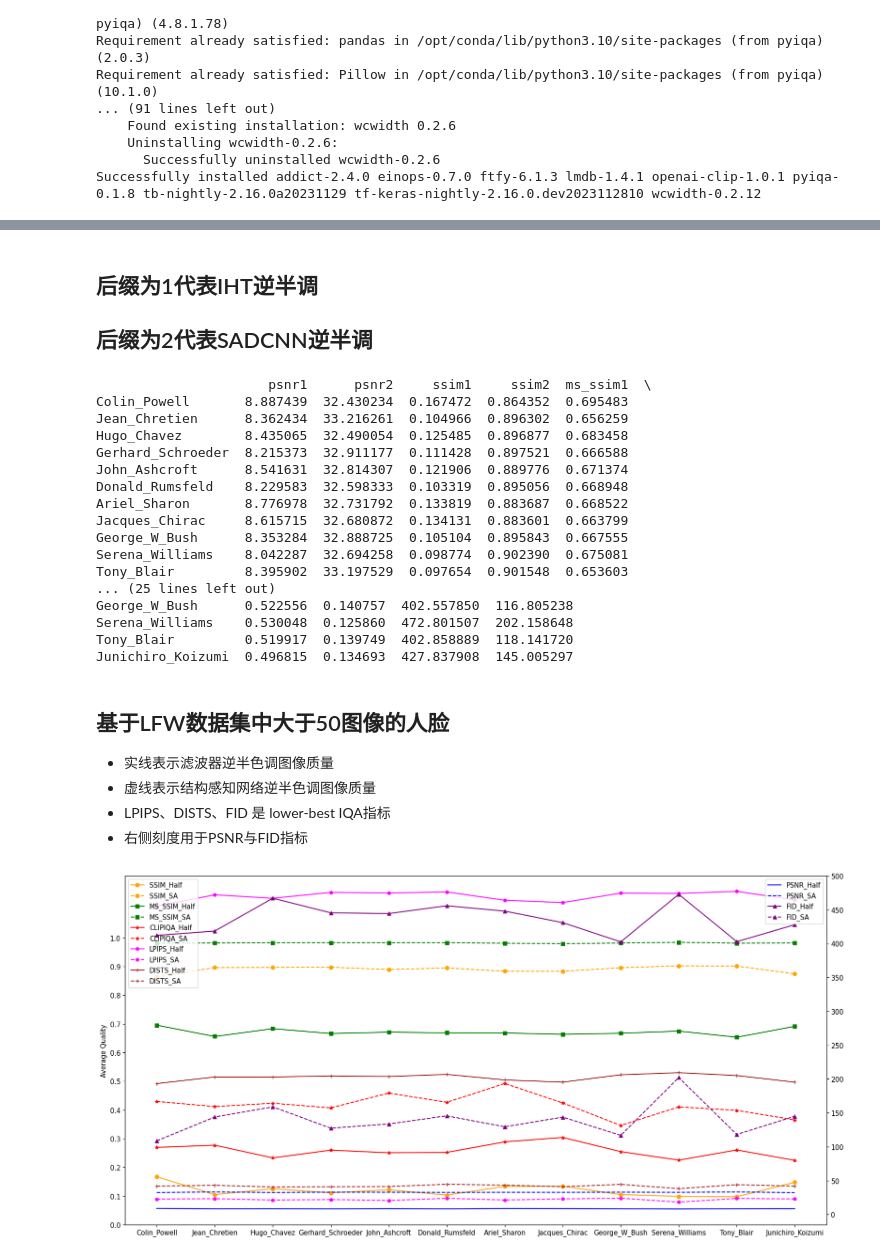
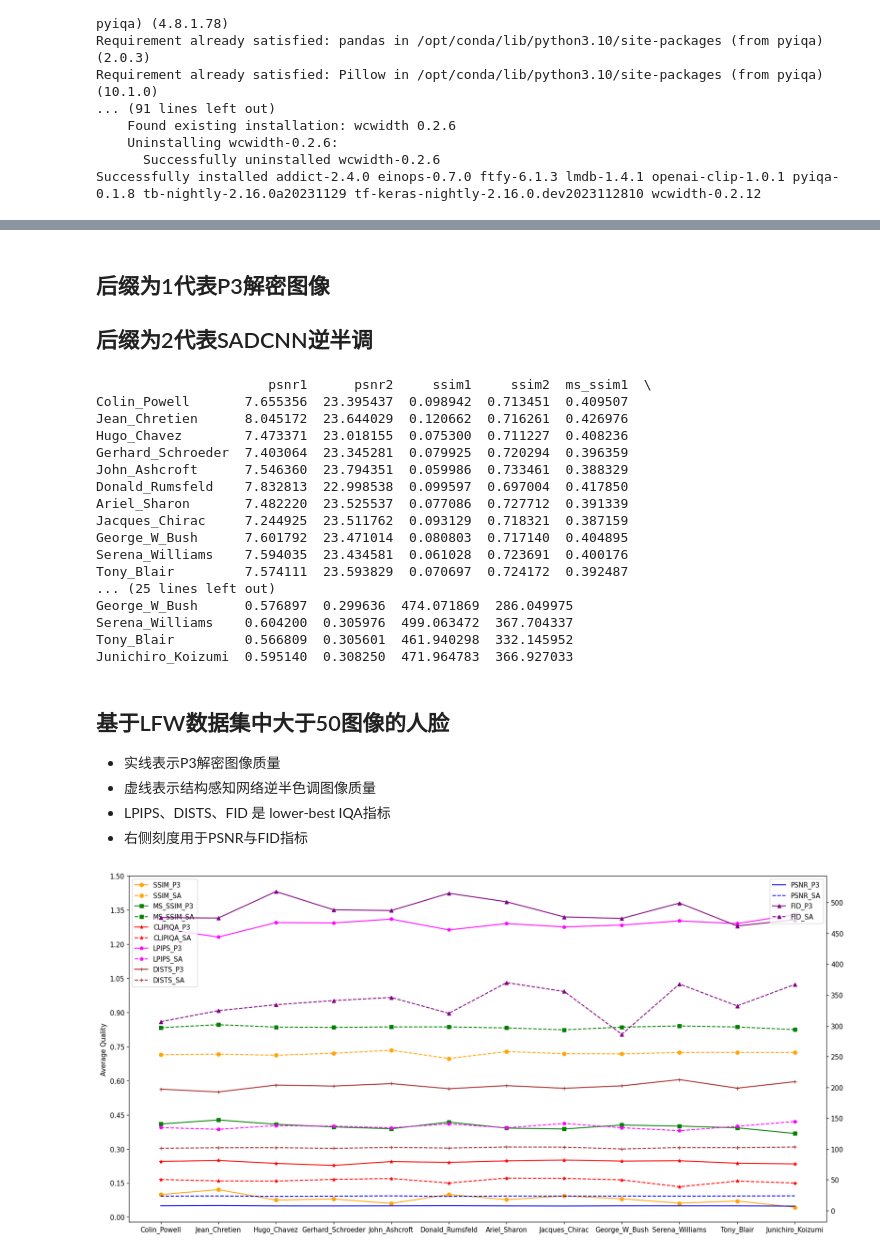
Before and after one commit to Kenny3Shen/Machine_Learning, a Jupyter notebook: facial_halftone/iht-pyiqa-sadcnn.ipynb, the cells around one changed output, grey strips where cells are left out. Drawn from its saved outputs; the diff is of its cells as text; code cells hidden in the pictures.

```diff
--- a/facial_halftone/iht-pyiqa-sadcnn.ipynb
+++ b/facial_halftone/iht-pyiqa-sadcnn.ipynb
@@ -3,8 +17,8 @@
 # %%
 import os
-data_dir = "/kaggle/input/lfw-dataset/lfw-deepfunneled/lfw-deepfunneled"
-half_dir = "/kaggle/input/lfw-half/lfw-half"
-re_dir = "/kaggle/input/lfw-re-sadcnn"
+data_dir = "/kaggle/working/lfw_funneled"
+half_dir = "/kaggle/input/encryption-3"
+re_dir = "/kaggle/input/re-encryption-3"
 
 iht_dir = '/kaggle/input/lfw-iht'
 p = []
@@ -50,8 +64,8 @@ Successfully installed addict-2.4.0 einops-0.7.0 ftfy-6.1.3 lmdb-1.4.1 openai-cl
 from PIL import Image, ImageOps
 import numpy as np
 import matplotlib.pyplot as plt
-for person in p[:1]:
-    for img in os.listdir(os.path.join(data_dir, person))[:1]:
+for person in p[1:2]:
+    for img in os.listdir(os.path.join(data_dir, person))[1:2]:
         color = Image.open(f"{data_dir}/{person}/{img}")
         iht = Image.open(f"{half_dir}/{person}/{img}")  # Assuming this returns a NumPy array
         sa = Image.open(f"{re_dir}/{person}/{img}")
@@ -167,7 +181,7 @@ Loading pretrained model Inception3 from /root/.cache/torch/hub/checkpoints/pt_i
 compute FID between two folders
 ... (48 outputs left out)
 # %% [markdown]
-## 后缀为1代表IHT逆半调
+## 后缀为1代表P3解密图像
 ## 后缀为2代表SADCNN逆半调
 # %%
 import pandas as pd
@@ -185,25 +199,25 @@ print(df)
 df.to_csv('quality_metrics.csv')
 # %% [output]
                       psnr1      psnr2     ssim1     ssim2  ms_ssim1  \
-Colin_Powell       8.887439  32.430234  0.167472  0.864352  0.695483
-Jean_Chretien      8.362434  33.216261  0.104966  0.896302  0.656259
-Hugo_Chavez        8.435065  32.490054  0.125485  0.896877  0.683458
-Gerhard_Schroeder  8.215373  32.911177  0.111428  0.897521  0.666588
-John_Ashcroft      8.541631  32.814307  0.121906  0.889776  0.671374
-Donald_Rumsfeld    8.229583  32.598333  0.103319  0.895056  0.668948
-Ariel_Sharon       8.776978  32.731792  0.133819  0.883687  0.668522
-Jacques_Chirac     8.615715  32.680872  0.134131  0.883601  0.663799
-George_W_Bush      8.353284  32.888725  0.105104  0.895843  0.667555
-Serena_Williams    8.042287  32.694258  0.098774  0.902390  0.675081
-Tony_Blair         8.395902  33.197529  0.097654  0.901548  0.653603
+Colin_Powell       7.655356  23.395437  0.098942  0.713451  0.409507
+Jean_Chretien      8.045172  23.644029  0.120662  0.716261  0.426976
+Hugo_Chavez        7.473371  23.018155  0.075300  0.711227  0.408236
+Gerhard_Schroeder  7.403064  23.345281  0.079925  0.720294  0.396359
+John_Ashcroft      7.546360  23.794351  0.059986  0.733461  0.388329
+Donald_Rumsfeld    7.832813  22.998538  0.099597  0.697004  0.417850
+Ariel_Sharon       7.482220  23.525537  0.077086  0.727712  0.391339
+Jacques_Chirac     7.244925  23.511762  0.093129  0.718321  0.387159
+George_W_Bush      7.601792  23.471014  0.080803  0.717140  0.404895
+Serena_Williams    7.594035  23.434581  0.061028  0.723691  0.400176
+Tony_Blair         7.574111  23.593829  0.070697  0.724172  0.392487
 ... (25 lines left out)
-George_W_Bush      0.522556  0.140757  402.557850  116.805238
-Serena_Williams    0.530048  0.125860  472.801507  202.158648
-Tony_Blair         0.519917  0.139749  402.858889  118.141720
-Junichiro_Koizumi  0.496815  0.134693  427.837908  145.005297
+George_W_Bush      0.576897  0.299636  474.071869  286.049975
+Serena_Williams    0.604200  0.305976  499.063472  367.704337
+Tony_Blair         0.566809  0.305601  461.940298  332.145952
+Junichiro_Koizumi  0.595140  0.308250  471.964783  366.927033
 # %% [markdown]
 ## 基于LFW数据集中大于50图像的人脸
-- 实线表示滤波器逆半色调图像质量
+- 实线表示P3解密图像质量
 - 虚线表示结构感知网络逆半色调图像质量
 - LPIPS、DISTS、FID 是 lower-best IQA指标
 - 右侧刻度用于PSNR与FID指标
@@ -213,40 +227,40 @@ plt.rcParams['font.family'] = 'Times New Roman'
 plt.rcParams['font.size'] = 10.5
 
 fig, ax1 = plt.subplots(figsize=(20, 10))
 
 ax2 = ax1.twinx()
-ax2.plot(list(average_quality.keys()), [quality['psnr1'] for quality in average_quality.values()], '-',  color='blue',label='PSNR_Half')
+ax2.plot(list(average_quality.keys()), [quality['psnr1'] for quality in average_quality.values()], '-',  color='blue',label='PSNR_P3')
 ax2.plot(list(average_quality.keys()), [quality['psnr2'] for quality in average_quality.values()], '--',  color='blue',label='PSNR_SA')
 
-ax1.plot(list(average_quality.keys()), [quality['ssim1'] for quality in average_quality.values()], '-o', color='orange', label='SSIM_Half')
+ax1.plot(list(average_quality.keys()), [quality['ssim1'] for quality in average_quality.values()], '-o', color='orange', label='SSIM_P3')
 ax1.plot(list(average_quality.keys()), [quality['ssim2'] for quality in average_quality.values()], '--o', color='orange', label='SSIM_SA')
 
-ax1.plot(list(average_quality.keys()), [quality['ms_ssim1'] for quality in average_quality.values()], '-s', color='green', label='MS_SSIM_Half')
+ax1.plot(list(average_quality.keys()), [quality['ms_ssim1'] for quality in average_quality.values()], '-s', color='green', label='MS_SSIM_P3')
 ax1.plot(list(average_quality.keys()), [quality['ms_ssim2'] for quality in average_quality.values()], '--s', color='green', label='MS_SSIM_SA')
 
-ax1.plot(list(average_quality.keys()), [quality['clip_iqa1'] for quality in average_quality.values()], '-*', color='red', label='CLIPIQA_Half')
+ax1.plot(list(average_quality.keys()), [quality['clip_iqa1'] for quality in average_quality.values()], '-*', color='red', label='CLIPIQA_P3')
 ax1.plot(list(average_quality.keys()), [quality['clip_iqa2'] for quality in average_quality.values()], '--*', color='red', label='CLIPIQA_SA')
 
-ax2.plot(list(average_quality.keys()), [quality['fid1'] for quality in average_quality.values()], '-^', color='purple', label='FID_Half')
+ax2.plot(list(average_quality.keys()), [quality['fid1'] for quality in average_quality.values()], '-^', color='purple', label='FID_P3')
 ax2.plot(list(average_quality.keys()), [quality['fid2'] for quality in average_quality.values()], '--^', color='purple', label='FID_SA')
 
-ax1.plot(list(average_quality.keys()), [quality['lpips1'] for quality in average_quality.values()], '-p', color='magenta', label='LPIPS_Half')
+ax1.plot(list(average_quality.keys()), [quality['lpips1'] for quality in average_quality.values()], '-p', color='magenta', label='LPIPS_P3')
 ax1.plot(list(average_quality.keys()), [quality['lpips2'] for quality in average_quality.values()], '--p', color='magenta', label='LPIPS_SA')
 
-ax1.plot(list(average_quality.keys()), [quality['dists1'] for quality in average_quality.values()], '-+', color='brown', label='DISTS_Half')
+ax1.plot(list(average_quality.keys()), [quality['dists1'] for quality in average_quality.values()], '-+', color='brown', label='DISTS_P3')
 ax1.plot(list(average_quality.keys()), [quality['dists2'] for quality in average_quality.values()], '--+', color='brown', label='DISTS_SA')
 
 # Add labels to the y-axes
 ax1.set_ylabel('Average Quality')
 
 # Add a legend
 ax1.legend(loc='upper left')
 ax2.legend(loc='upper right')
 
-ax1.set_yticks(np.arange(0, 1.1, 0.1))  # Set y-ticks for ax1
-ax2.set_yticks([i for i in range(0, 550, 50)])  # Set y-ticks for ax2
+ax1.set_yticks(np.arange(0, 1.65, 0.15))  # Set y-ticks for ax1
+ax2.set_yticks(np.arange(0, 550, 50))  # Set y-ticks for ax2
 
 plt.savefig('my_figure.png', dpi=300)
 plt.show()
 # %% [output]
-[figure, old version]
+[figure, new version]
```
Also changed, not shown: parts of 4 cells of this notebook.
